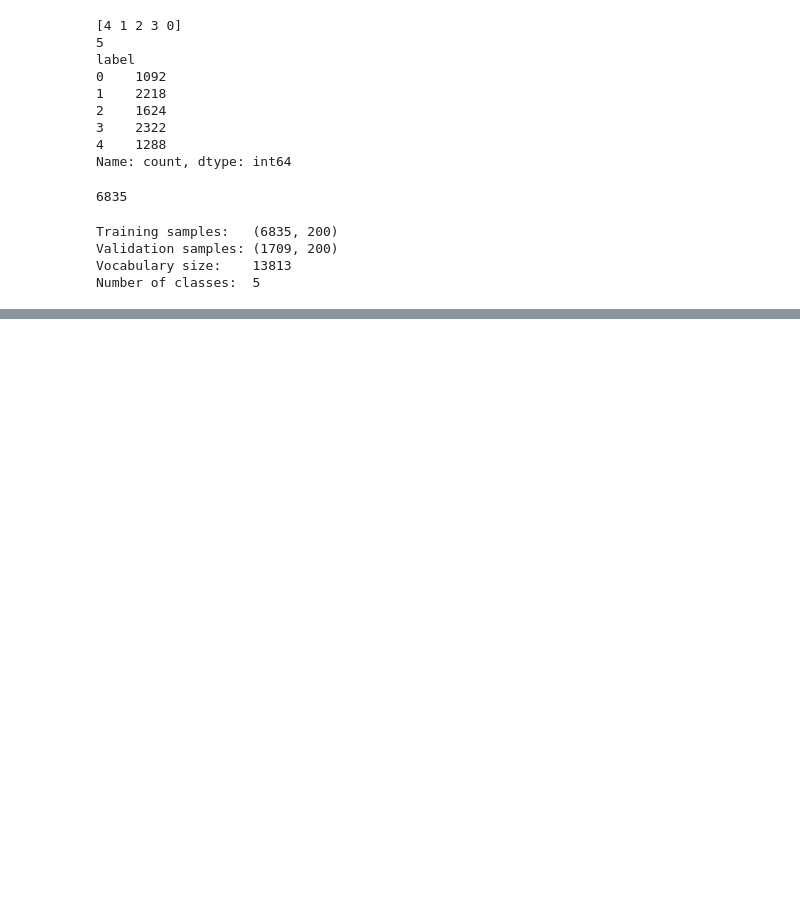
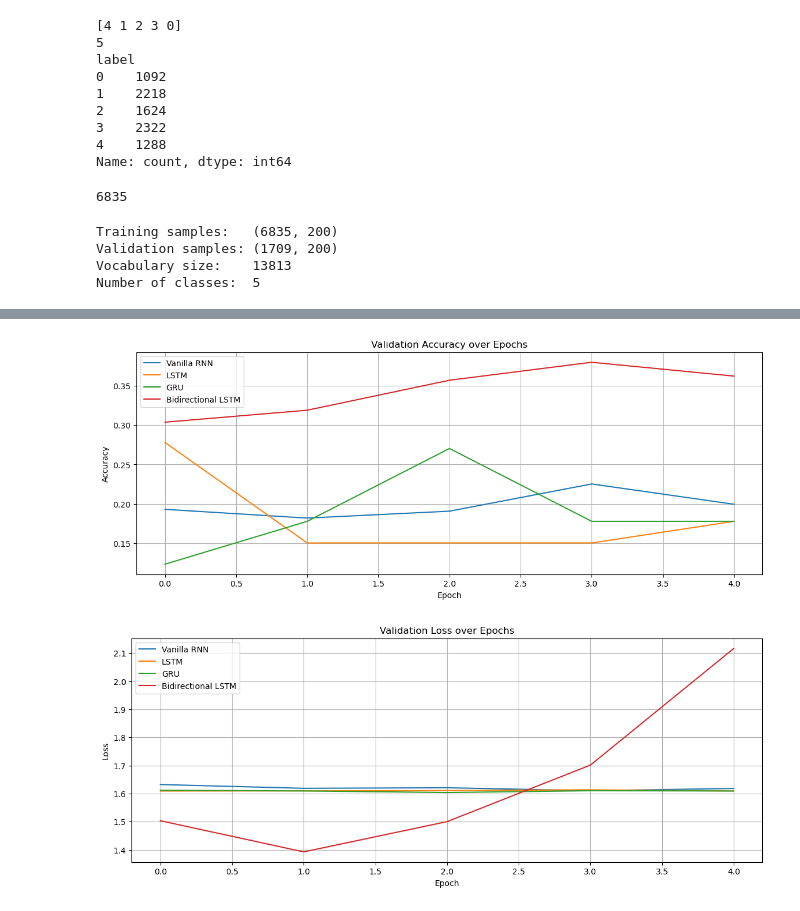
Before and after one commit to asianvader/cam-sentiment-analysis-and-text-classification, a Jupyter notebook: CAM_DS_301_Sentiment_analysis_and_text_classification_Activity_2_2_6.ipynb, the cells around one changed output, grey strips where cells are left out. Saved outputs shown, nothing was run; the diff lists cells and outputs as text; code cells hidden in the pictures; blank space fills up the shorter version.

```diff
--- a/CAM_DS_301_Sentiment_analysis_and_text_classification_Activity_2_2_6.ipynb
+++ b/CAM_DS_301_Sentiment_analysis_and_text_classification_Activity_2_2_6.ipynb
@@ -250,23 +254,23 @@ gru_model.compile(
 )
 # %%
 # Bidirectional LSTM
-bi_lstm = Sequential([
-    Embedding(input_dim=VOCAB_SIZE, output_dim=EMBEDDING_DIM, input_length=MAX_LEN),
-    Bidirectional(LSTM(64)),
-    Dense(NUM_CLASSES, activation='softmax')
-])
+bi_lstm = Sequential(
+    [
+        Embedding(input_dim=VOCAB_SIZE, output_dim=EMBEDDING_DIM, input_length=MAX_LEN),
+        Bidirectional(LSTM(64)),
+        Dense(NUM_CLASSES, activation="softmax"),
+    ]
+)
 
 bi_lstm.compile(
-    optimizer='adam',
-    loss='sparse_categorical_crossentropy',
-    metrics=['accuracy']
+    optimizer="adam", loss="sparse_categorical_crossentropy", metrics=["accuracy"]
 )
 # %%
 # ---------------------------------------------------------------------------- #
 #                               Train the models                               #
 # ---------------------------------------------------------------------------- #
 EPOCHS = 5
-BATCH_SIZE = 32
+BATCH_SIZE = 64
 
 history_rnn = vanilla_rnn.fit(
     X_train_pad,
@@ -316,0 +336,30 @@ Epoch 5/5
+# %%
+import matplotlib.pyplot as plt
+
+
+def plot_history(histories, metric="accuracy"):
+    plt.figure(figsize=(14, 5))
+
+    for name, history in histories.items():
+        plt.plot(history.history[f"val_{metric}"], label=name)
+
+    plt.title(f"Validation {metric.capitalize()} over Epochs")
+    plt.xlabel("Epoch")
+    plt.ylabel(metric.capitalize())
+    plt.legend()
+    plt.grid(True)
+    plt.show()
+
+
+histories = {
+    "Vanilla RNN": history_rnn,
+    "LSTM": history_lstm,
+    "GRU": history_gru,
+    "Bidirectional LSTM": history_bi,
+}
+
+plot_history(histories, metric="accuracy")
+plot_history(histories, metric="loss")
+# %% [output]
+[figure, added]
+[figure, added]
```
Also changed, not shown: parts of 26 cells of this notebook.
